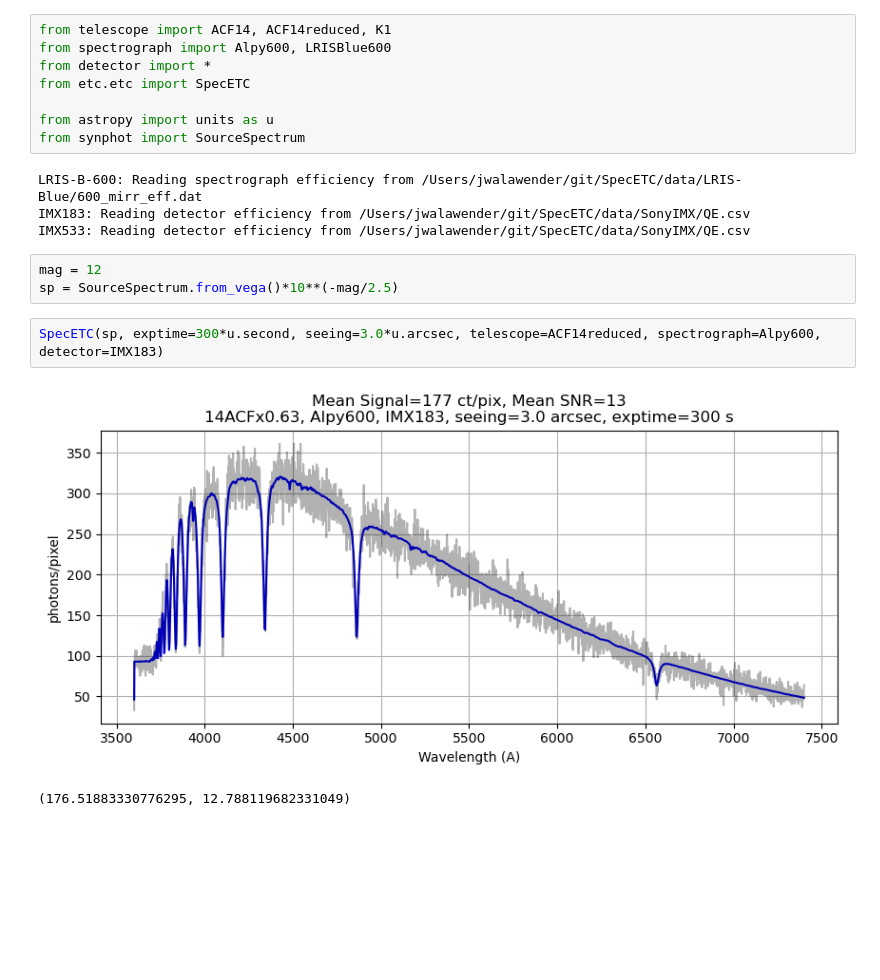
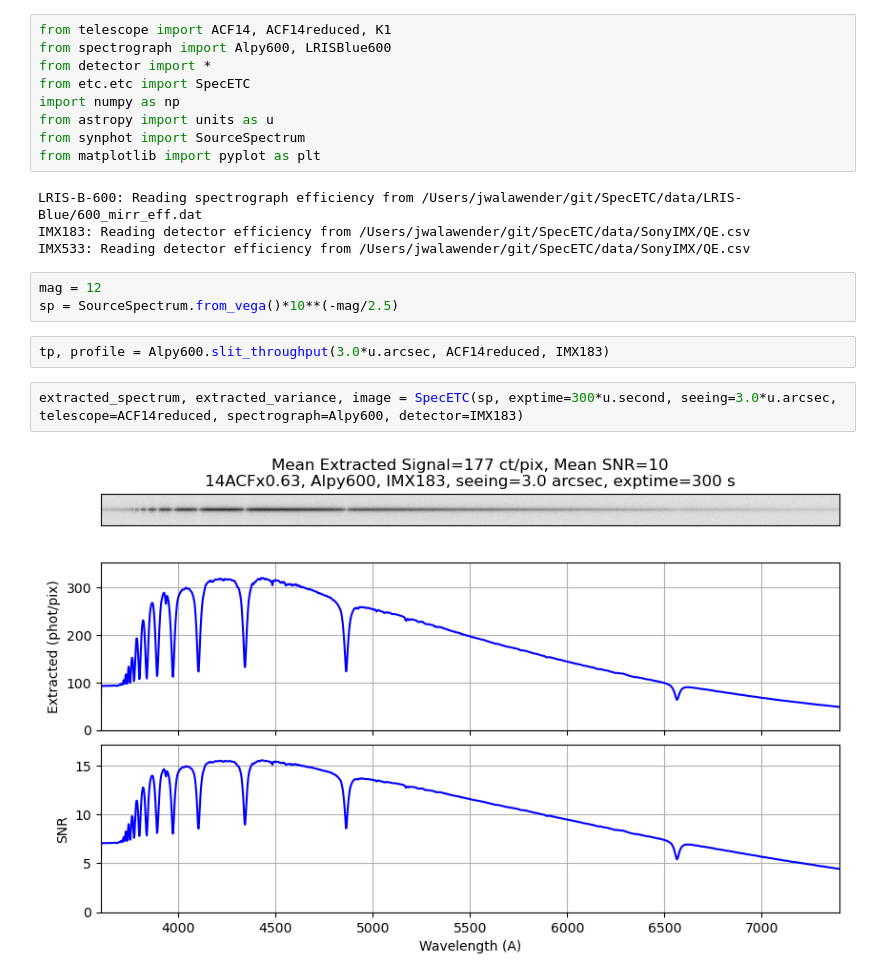
Before and after one commit to joshwalawender/SpecETC, a Jupyter notebook: Sandbox.ipynb, the cells around one changed output. Drawn from its saved outputs; the diff is of its cells as text; blank space fills up the shorter version.

Commit message:
Generate 2D image, perform extraction

```diff
--- a/Sandbox.ipynb
+++ b/Sandbox.ipynb
@@ -3,9 +3,10 @@ from telescope import ACF14, ACF14reduced, K1
 from spectrograph import Alpy600, LRISBlue600
 from detector import *
 from etc.etc import SpecETC
-
+import numpy as np
 from astropy import units as u
 from synphot import SourceSpectrum
+from matplotlib import pyplot as plt
 # %% [output]
 LRIS-B-600: Reading spectrograph efficiency from /Users/jwalawender/git/SpecETC/data/LRIS-Blue/600_mirr_eff.dat
 IMX183: Reading detector efficiency from /Users/jwalawender/git/SpecETC/data/SonyIMX/QE.csv
@@ -13,9 +14,10 @@ IMX533: Reading detector efficiency from /Users/jwalawender/git/SpecETC/data/Son
 # %%
 mag = 12
 sp = SourceSpectrum.from_vega()*10**(-mag/2.5)
+# %%
+tp, profile = Alpy600.slit_throughput(3.0*u.arcsec, ACF14reduced, IMX183)
 # %%
-SpecETC(sp, exptime=300*u.second, seeing=3.0*u.arcsec, telescope=ACF14reduced, spectrograph=Alpy600, detector=IMX183)
+extracted_spectrum, extracted_variance, image = SpecETC(sp, exptime=300*u.second, seeing=3.0*u.arcsec, telescope=ACF14reduced, spectrograph=Alpy600, detector=IMX183)
 # %% [output]
-[figure, old version]
+[figure, new version]
-(176.51883330776295, 12.788119682331049)
 # %%
```
Also changed, not shown: parts of 1 cell of this notebook, 1 other file.
